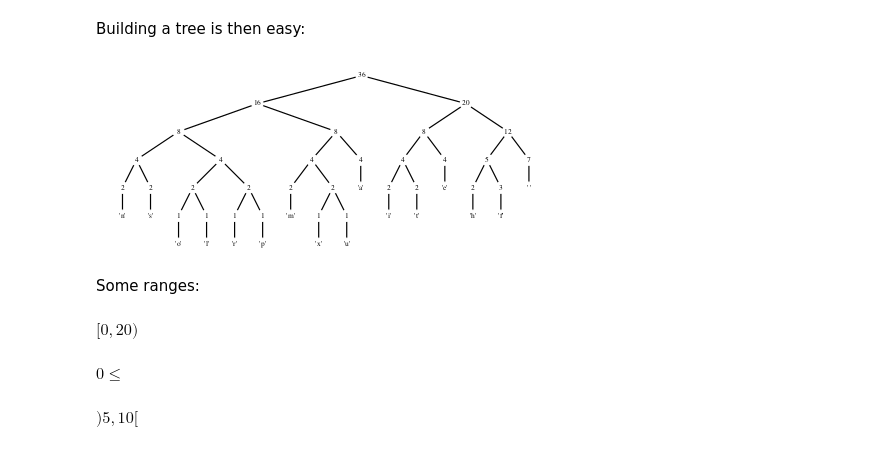
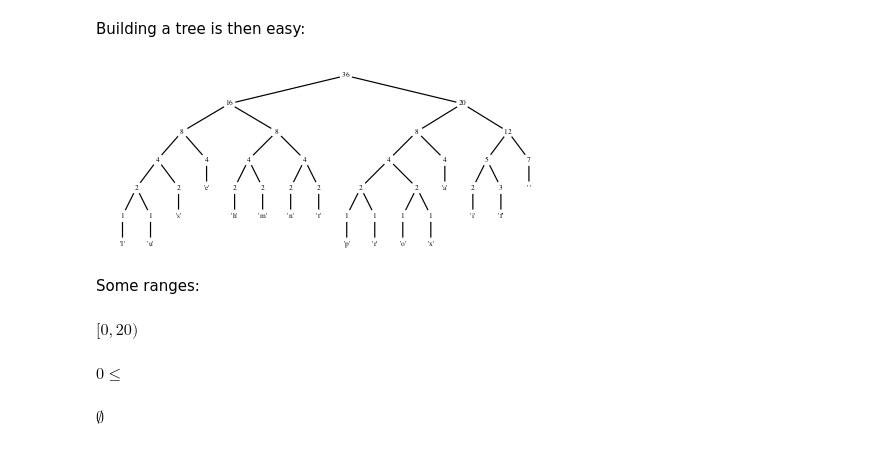
Before and after one commit to oisdk/IHaskell, a Jupyter notebook: notebooks/Privacy.ipynb, the cells around one changed output. Cells and saved outputs as stored; diff of their text form; code cells hidden in the pictures.

```diff
--- a/notebooks/Privacy.ipynb
+++ b/notebooks/Privacy.ipynb
@@ -130,25 +131,29 @@ instance Show a => IHaskellDisplay (Tree a) where
 # %% [markdown]
 Building a tree is then easy:
 # %%
+import Data.Maybe     (fromJust)
+import Data.Semigroup (Option(..))
+
 buildHuffman :: Heap (Tree a) -> Tree a
 buildHuffman hp = case minView hp of
-      (_,x,Nothing) -> x
-      (i,x,Just xs) -> case minView xs of
+    (_,x,Nothing) -> x
+    (i,x,Just xs) -> case minView xs of
         (j,y,Nothing) -> Node (i+j) x y
-        (j,y,Just ys) -> buildHuffman (insert (i+j) (Node (i+j) x y) ys)
+        (j,y,Just ys) -> buildHuffman (insertHeap (i+j) (Node (i+j) x y) ys)
 
 fromFrequencies :: Frequencies a -> Heap (Tree a)
-fromFrequencies (Frequencies freqs) =
-    case [ (i, Leaf i v) | (v,i) <- Map.toList freqs ] of
-        [] -> error "fromFrequencies: Empty map"
-        (x:xs) -> heapify (x :| xs)
+fromFrequencies = fromJust
+                . getOption
+                . Map.foldMapWithKey
+                    (\v i -> Option (Just (Heap i (Leaf i v) [])))
+                . getFrequencies
 
 huffmanTree :: Ord a => [a] -> Tree a
 huffmanTree = buildHuffman . fromFrequencies . frequencies
 
 huffmanTree "this is an example of a huffman tree"
 # %% [output]
-[figure, old version]
+[figure, new version]
 # %% [markdown]
 Some ranges:
 # %%
@@ -163,20 +168,22 @@ data Range a
     , upperBound :: Maybe a
     } deriving (Eq,Ord)
 
-instance (Ord a, PrintfArg a) => Show (Range a) where
+instance (Ord a, Enum a, PrintfArg a) => Show (Range a) where
     show (Range (Just l) (Just u))
-      | l <= u = printf "[%v,%v)" l u
-      | otherwise = printf ")%v,%v[" u l
+      | succ l == u = printf "%v" l
+      | l < u = printf "[%v,%v)" l u
+      | otherwise = "∅"
     show (Range (Just l) Nothing) = printf "%v≤" l
     show (Range Nothing (Just u)) = printf "<%v" u
     show (Range Nothing Nothing) = "U"
 
-instance (Ord a, PrintfArg a) => IHaskellDisplay (Range a) where
+instance (Ord a, Enum a, PrintfArg a) => IHaskellDisplay (Range a) where
     display r = pure (Display [latex (lr r)])
       where
         lr (Range (Just l) (Just u))
-          | l <= u = printf "$[%v,%v)$" l u
-          | otherwise = printf "$)%v,%v[$" u l
+          | succ l == u = printf "$%v$" l
+          | l < u = printf "$[%v,%v)$" l u
+          | otherwise = "$\\emptyset$"
         lr (Range (Just l) Nothing) = printf "$%v\\leq $" l
         lr (Range Nothing (Just u)) = printf "$<%v$" u
         lr (Range Nothing Nothing) = "$\\mathbb{U}$"
@@ -187,10 +194,13 @@ instance Ord a => Semigroup (Range a) where
             (liftA2 min xl yl)
             (liftA2 max xu yu)
 
+singletonRange :: Enum a => a -> Range a
+singletonRange x = Range (Just x) (Just (succ x))
+
 Range (Just 0) (Just 20) <> Range (Just 5) (Just 15)
 Range (Just 0) Nothing   <> Range (Just 5) (Just 15)
 Range (Just 10) (Just 5)
 # %% [output]
 $[0,20)$
 $0\leq $
-$)5,10[$
+$\emptyset$
```
Also changed, not shown: parts of 10 cells of this notebook.
